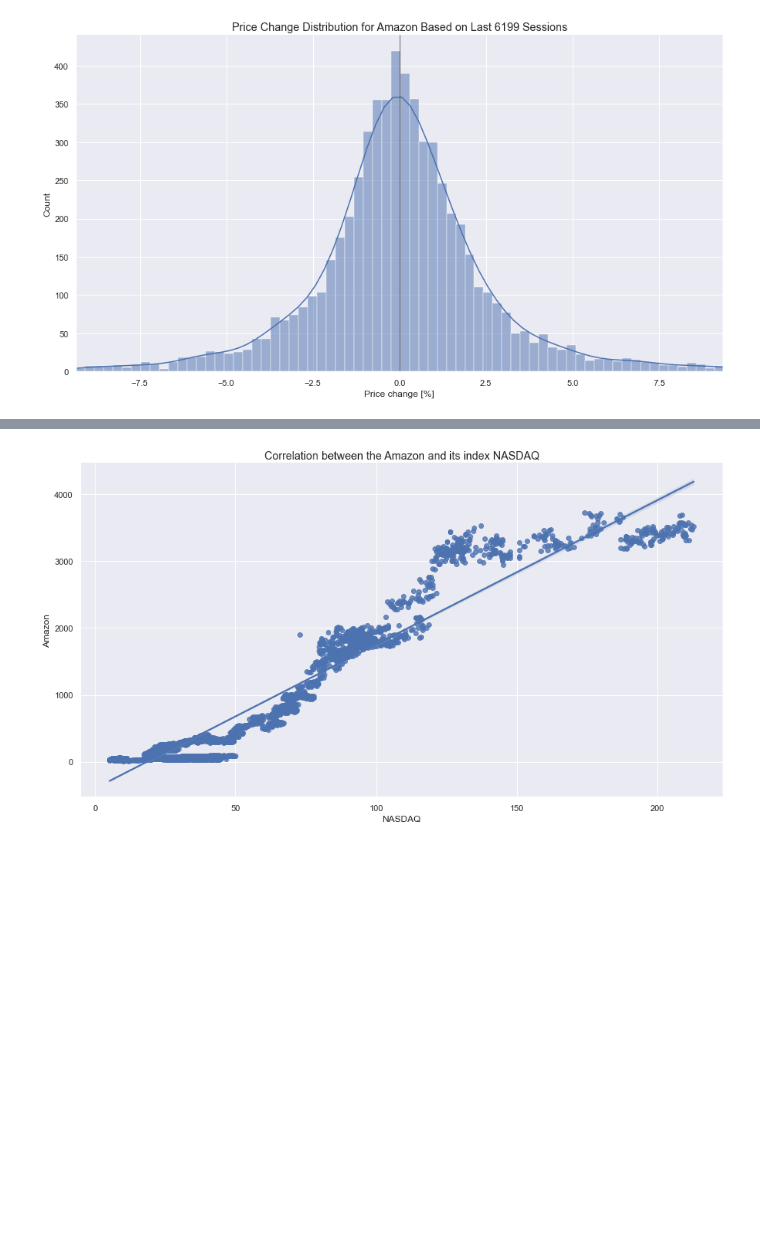
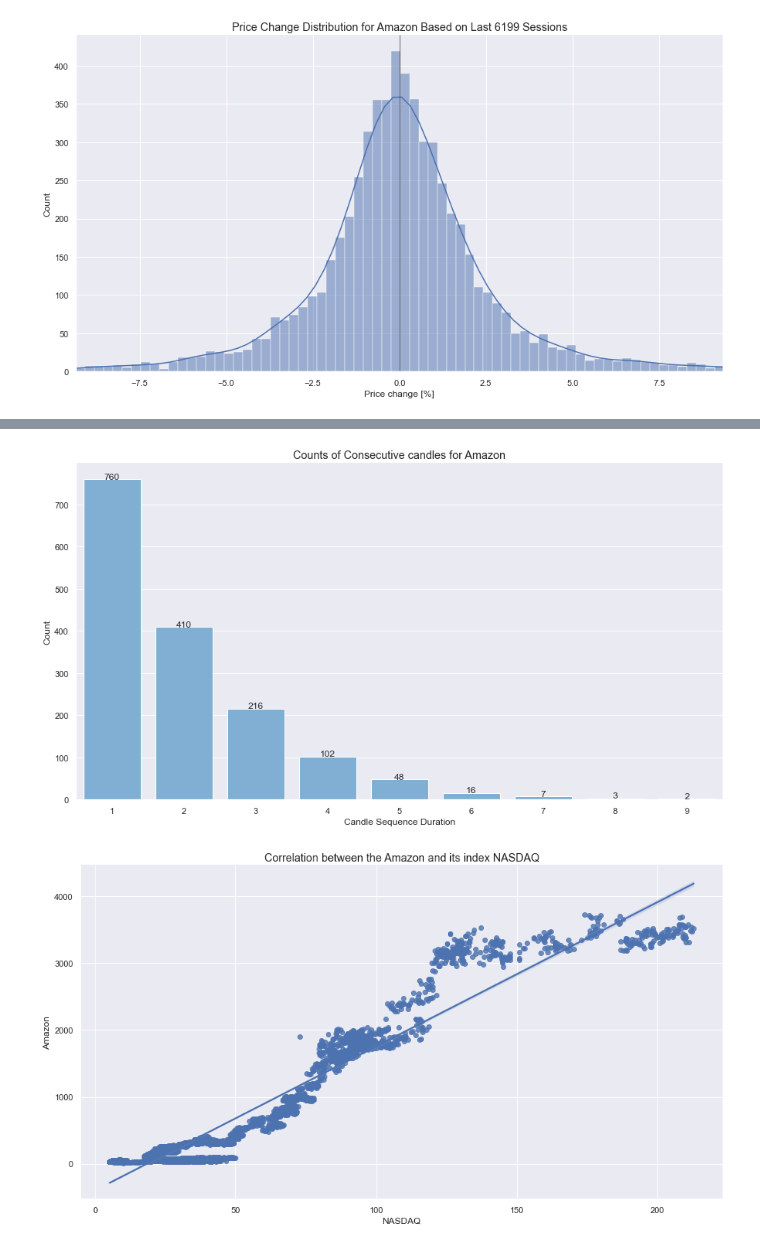
Before and after one commit to TBSDA/Data_Visualization, a Jupyter notebook: Asset_Price_Visualization.ipynb, the cells around one changed output, grey strips where cells are left out. Cells and saved outputs as stored; diff of their text form; code cells hidden in the pictures; blank space fills up the shorter version.

```diff
--- a/Asset_Price_Visualization.ipynb
+++ b/Asset_Price_Visualization.ipynb
@@ -516,3 +530,7 @@ sns.barplot(x=bins, y=np.append(up_hist, 1), color='blue')
+# %%
+show_candles_distribution_chart(comp_1d_data, 'down')
+# %% [output]
+[figure, added]
 # %%
 # check the correlation with the index
 index_1d_data = init_data('NASDAQ_1D.csv', 'NASDAQ')
```
Also changed, not shown: parts of 12 cells of this notebook.
